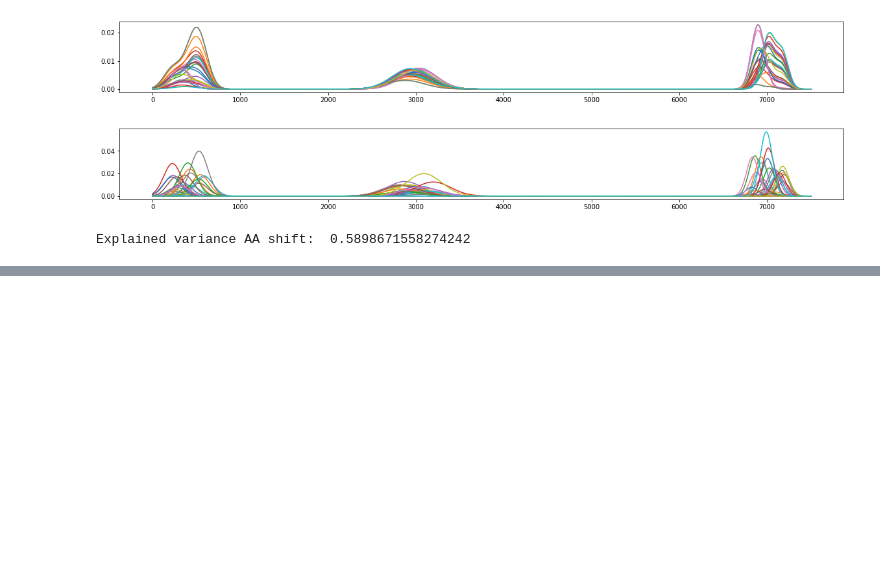
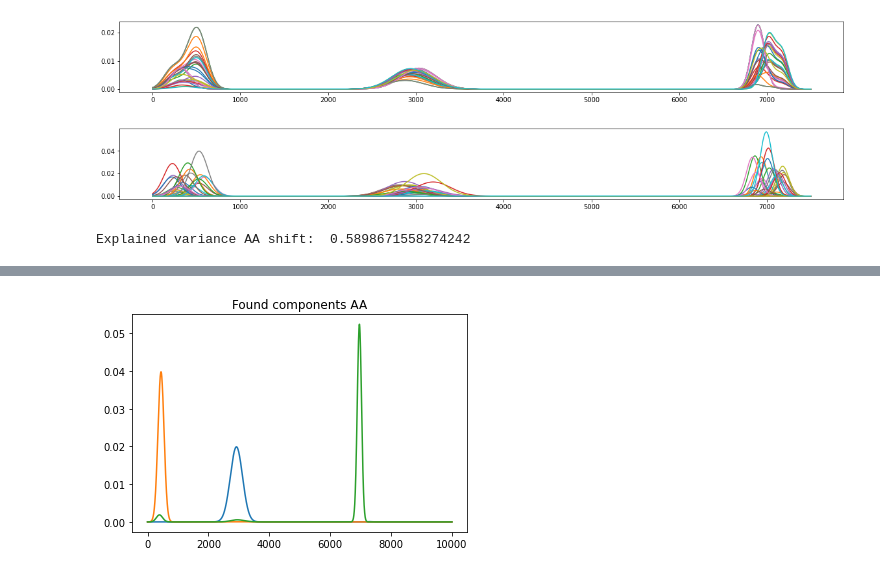
Before and after one commit to AlexanderVoldby/02466Fagprojekt2023, a Jupyter notebook: test_with_shift.ipynb, the cells around one changed output, grey strips where cells are left out. Cells and saved outputs as stored; diff of their text form; code cells hidden in the pictures; blank space fills up the shorter version.

```diff
--- a/test_with_shift.ipynb
+++ b/test_with_shift.ipynb
@@ -207,14 +193,19 @@ plt.show()
 # %% [markdown]
 ## Shift AA
 # %%
-AA = torchShiftAA(X, 3, lr=0.3, patience=10, alpha=1e-5, factor=0.9)
+# mat = scipy.io.loadmat('helpers/data/NMR_mix_DoE.mat')
+
+# #Get X and Labels. Probably different for the other dataset, but i didn't check :)
+# X = mat.get('xData')
+# X = X[:10]
+AA = torchShiftAA(X_clean, 3, lr=0.3, patience=5, alpha=1e-5, factor=0.9)
 # AA.C_tilde = C_init
 # AA.C_tilde = torch.nn.Parameter(AA.C_tilde, requires_grad=True)
 
 # AA.S_tilde = S_init
 # AA.S_tilde = torch.nn.Parameter(AA.S_tilde, requires_grad=True)
 
-AA.tau_tilde = torch.nn.Parameter(torch.tensor(tau, dtype=torch.float32), requires_grad=True)
+# AA.tau_tilde = torch.nn.Parameter(torch.tensor(tau, dtype=torch.float32), requires_grad=True)
 
 C, S, _ = AA.fit(verbose=True)
 
@@ -316,3 +307,7 @@ print("Explained variance AA shift: ", expl_var(recon_shift, X_clean))
 [figure]
 [figure]
 Explained variance AA shift:  0.5898671558274242
+# %%
+AA = torchShiftAADisc(X, 3, lr=0.3, patience=5, alpha=1e-5, factor=0.999)
+
+C, S, _ = AA.fit(verbose=True, max_iter=1000)
@@ -318,0 +332,16 @@ Explained variance AA shift:  0.5898671558274242
+# %%
+
+recon = AA.recon.detach().resolve_conj().numpy()
+A = torch.fft.ifft(AA.A_F).detach().numpy()
+
+CX = A
+SCX = recon
+
+recon_no_shift = np.matmul(S,A)
+
+for signal in CX:
+    plt.plot(signal)
+plt.title("Found components AA")
+plt.show()
+# %% [output]
+[figure, added]
```
Also changed, not shown: parts of 10 cells of this notebook.
